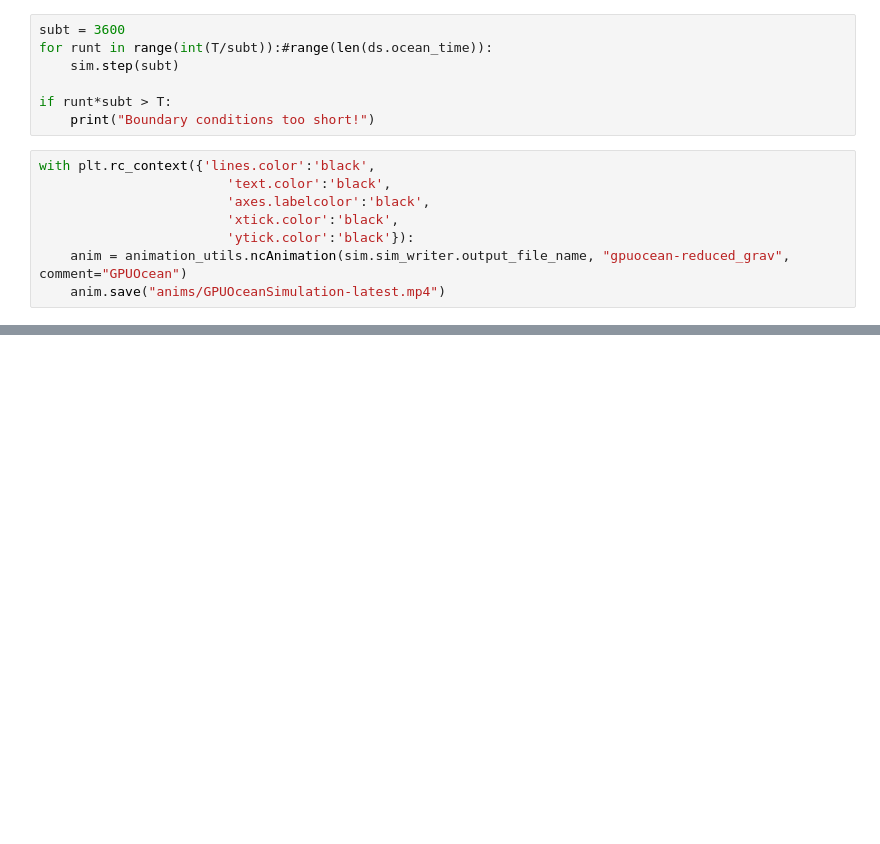
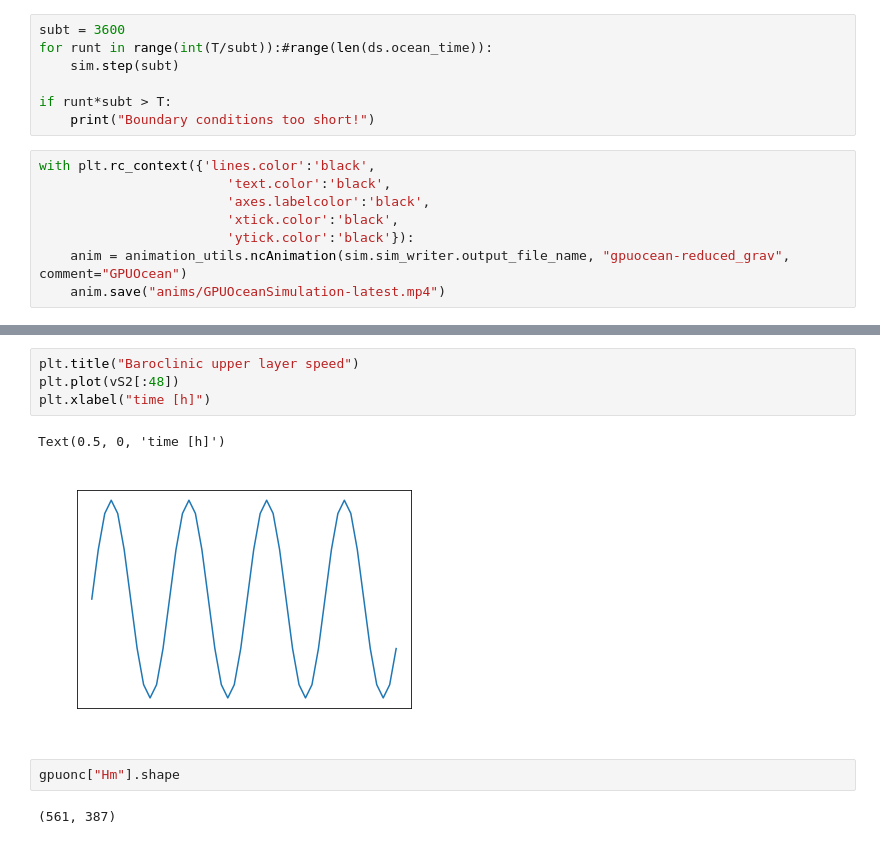
Before and after one commit to sintefmath/reduced-gravity-ocean-model, a Jupyter notebook: notebooks/Oslofjord/Oslofjord-ArtificialParameters.ipynb, the cells around one changed output, grey strips where cells are left out. Drawn from its saved outputs; the diff is of its cells as text; blank space fills up the shorter version.

```diff
--- a/notebooks/Oslofjord/Oslofjord-ArtificialParameters.ipynb
+++ b/notebooks/Oslofjord/Oslofjord-ArtificialParameters.ipynb
@@ -353,0 +418,11 @@ sim.g
+# %%
+plt.title("Baroclinic upper layer speed")
+plt.plot(vS2[:48])
+plt.xlabel("time [h]")
+# %% [output]
+Text(0.5, 0, 'time [h]')
+[figure, added]
+# %%
+gpuonc["Hm"].shape
+# %% [output]
+(561, 387)
```
Also changed, not shown: parts of 31 cells of this notebook.
